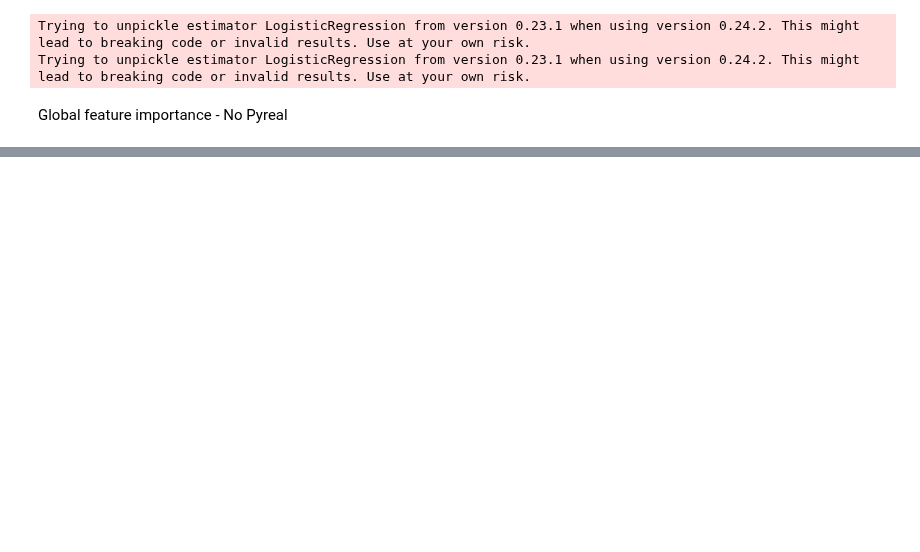
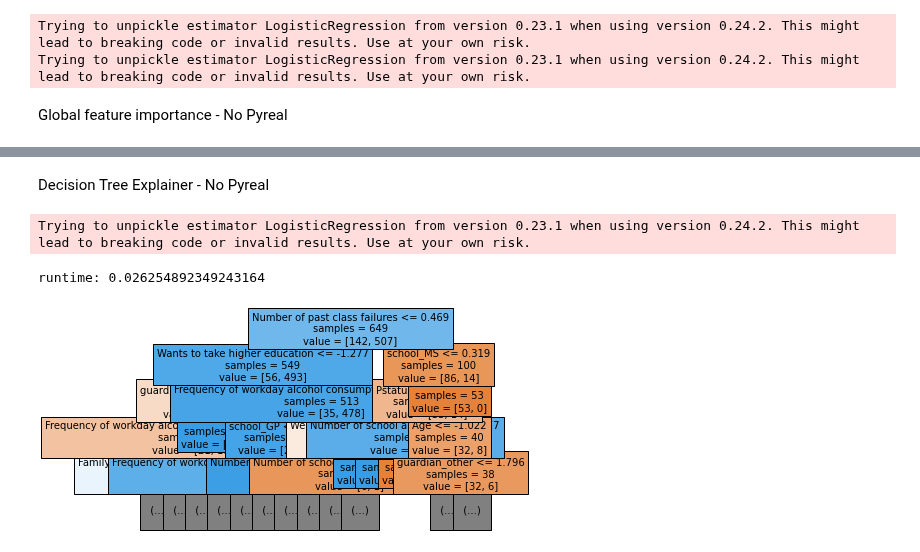
Before and after one commit to sibyl-dev/pyreal, a Jupyter notebook: experiments/student_performance.ipynb, the cells around one changed output, grey strips where cells are left out. Drawn from its saved outputs; the diff is of its cells as text; code cells hidden in the pictures; blank space fills up the shorter version.

```diff
--- a/experiments/student_performance.ipynb
+++ b/experiments/student_performance.ipynb
@@ -215,0 +261,44 @@ Trying to unpickle estimator LogisticRegression from version 0.23.1 when using v
+# %% [markdown]
+Decision Tree Explainer - No Pyreal
+# %%
+from sklearn.preprocessing import OneHotEncoder as SklearnOneHotEncoder
+import shap
+from sklearn.preprocessing import StandardScaler
+from sklearn import tree
+import pickle
+
+start = time.time()
+def boolean_encode(X):  # ****
+    x_transform = X.copy()
+    for col in ["schoolsup", "famsup", "paid", "activities", "nursery", "internet", "romantic", "higher"]:
+        x_transform[col] = x_transform[col].replace(('yes', 'no'), (1, 0))
+    x_transform["famsize"] = x_transform["famsize"].astype('category')
+    x_transform["famsize"] = x_transform["famsize"].cat.set_categories(['LE3', 'GT3'])
+    x_transform["famsize"] = x_transform["famsize"].cat.reorder_categories(['LE3', 'GT3'])
+    x_transform["famsize"] = x_transform["famsize"].cat.codes
+    return x_transform  # ****
+X_explain = boolean_encode(X_orig)
+columns_to_encode = ["school", "sex", "address", "Pstatus", "reason", "guardian", "Mjob", "Fjob"]
+to_encode = X_orig[columns_to_encode]
+ohe = SklearnOneHotEncoder(sparse=False).fit(to_encode)
+encoded_columns = ohe.get_feature_names(to_encode.columns)
+index = to_encode.index
+encoded = ohe.transform(to_encode)
+encoded = pd.DataFrame(encoded, columns=encoded_columns, index=index)
+X_explain = pd.concat([X_explain.drop(columns_to_encode, axis="columns"), encoded], axis=1)
+standard_scaler = StandardScaler()
+columns = X_explain.columns
+index = X_explain.index
+X_explain = pd.DataFrame(standard_scaler.fit_transform(X_explain), columns=columns, index=index)
+model = pickle.load(open("../tutorials/student/model.pkl", "rb"))
+tree_explainer = tree.DecisionTreeClassifier()
+tree_explainer.fit(X_explain, model.predict(X_explain))
+print("runtime:", time.time()-start)
+
+plot_tree(tree_explainer, feature_names=dte.return_features(), max_depth=4,
+          impurity=False, fontsize=10, filled=True)
+plt.show()
+# %% [output]
+Trying to unpickle estimator LogisticRegression from version 0.23.1 when using version 0.24.2. This might lead to breaking code or invalid results. Use at your own risk.
+runtime: 0.026254892349243164
+[figure, added]
```
Also changed, not shown: parts of 6 cells of this notebook, 1 other file.
